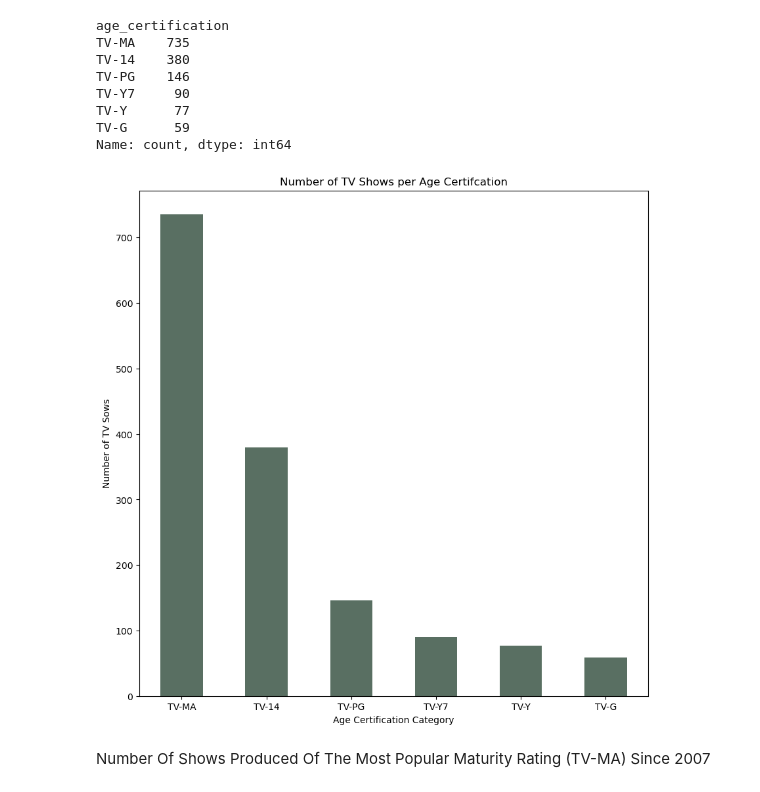
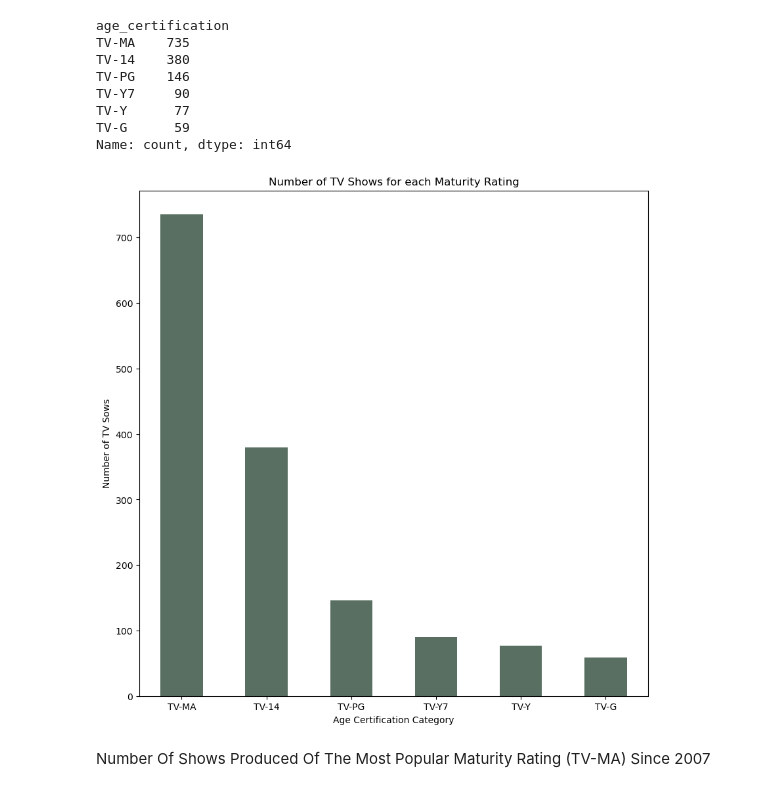
Before and after one commit to NidaB-C/NetflixEDA, a Jupyter notebook: Ammarah-Question1/notebook.ipynb, the cells around one changed output. Cells and saved outputs as stored; diff of their text form; code cells hidden in the pictures.

```diff
--- a/Ammarah-Question1/notebook.ipynb
+++ b/Ammarah-Question1/notebook.ipynb
@@ -139,18 +171,18 @@ Name: count, dtype: int64
 # %%
 # Configure bar chart and labels
 figure2 = rating_count.plot(kind="bar", figsize=(10,10),
-                 title="Number of TV Shows per Age Certifcation",
+                 title="Number of TV Shows for each Maturity Rating",
                  xlabel="Age Certification Category",
                  ylabel="Number of TV Sows",
                  color="#596F62")
 
 # Configure x-tick rotation
 xticklabels = rating_count.index
 figure2.set_xticklabels(xticklabels, rotation=360)
 
 plt.show()
 # %% [output]
-[figure, old version]
+[figure, new version]
 # %% [markdown]
 Number Of Shows Produced Of The Most Popular Maturity Rating (TV-MA) Since 2007
 # %%
```
Also changed, not shown: parts of 10 cells of this notebook, 2 other files.
